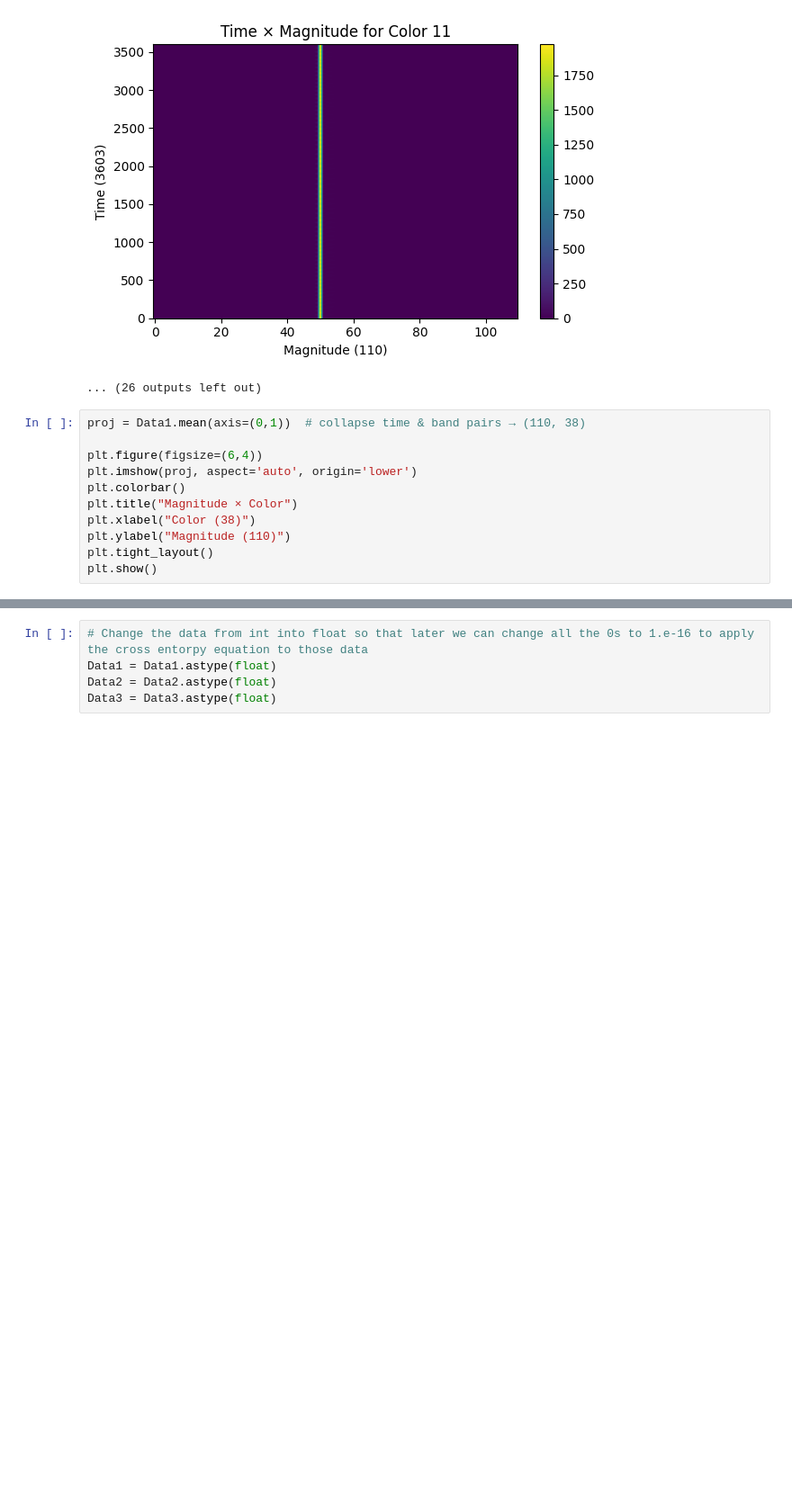
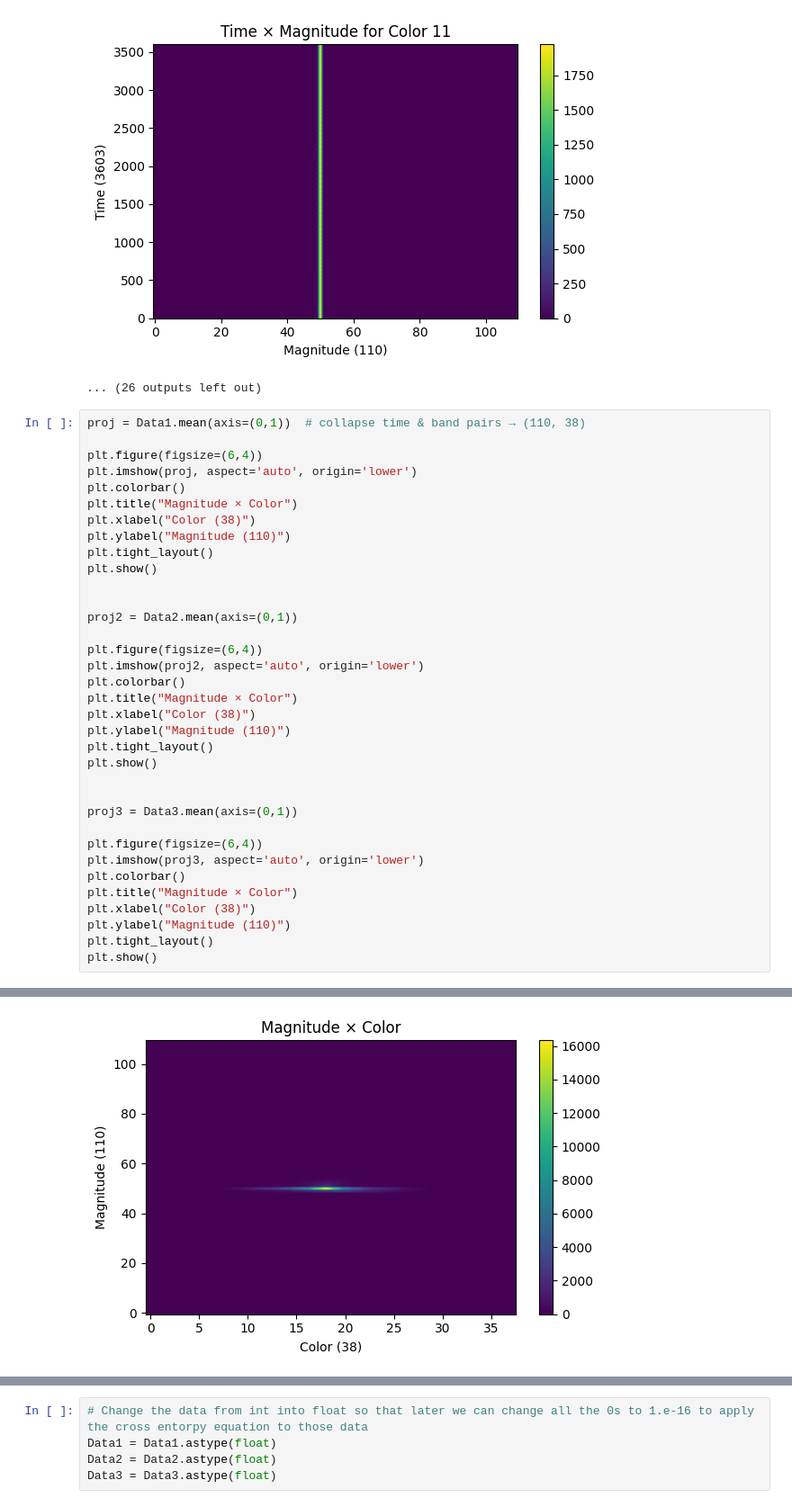
Before and after one commit to Rachel-0420/Cross-Entropy-Fast-Transient, a Jupyter notebook: cross_entropy_btw_supernovae.ipynb, the cells around one changed output, grey strips where cells are left out. Shown at 90% size. Saved outputs shown, nothing was run; the diff lists cells and outputs as text; blank space fills up the shorter version.

```diff
--- a/cross_entropy_btw_supernovae.ipynb
+++ b/cross_entropy_btw_supernovae.ipynb
@@ -153,13 +179,38 @@ for d in range(38):
 # %%
 proj = Data1.mean(axis=(0,1))  # collapse time & band pairs → (110, 38)
 
 plt.figure(figsize=(6,4))
 plt.imshow(proj, aspect='auto', origin='lower')
 plt.colorbar()
 plt.title("Magnitude × Color")
 plt.xlabel("Color (38)")
 plt.ylabel("Magnitude (110)")
 plt.tight_layout()
 plt.show()
+
+
+proj2 = Data2.mean(axis=(0,1))
+
+plt.figure(figsize=(6,4))
+plt.imshow(proj2, aspect='auto', origin='lower')
+plt.colorbar()
+plt.title("Magnitude × Color")
+plt.xlabel("Color (38)")
+plt.ylabel("Magnitude (110)")
+plt.tight_layout()
+plt.show()
+
+
+proj3 = Data3.mean(axis=(0,1))
+
+plt.figure(figsize=(6,4))
+plt.imshow(proj3, aspect='auto', origin='lower')
+plt.colorbar()
+plt.title("Magnitude × Color")
+plt.xlabel("Color (38)")
+plt.ylabel("Magnitude (110)")
+plt.tight_layout()
+plt.show()
 # %% [output]
 [figure]
+[figure, added]
```
Also changed, not shown: parts of 6 cells of this notebook.
